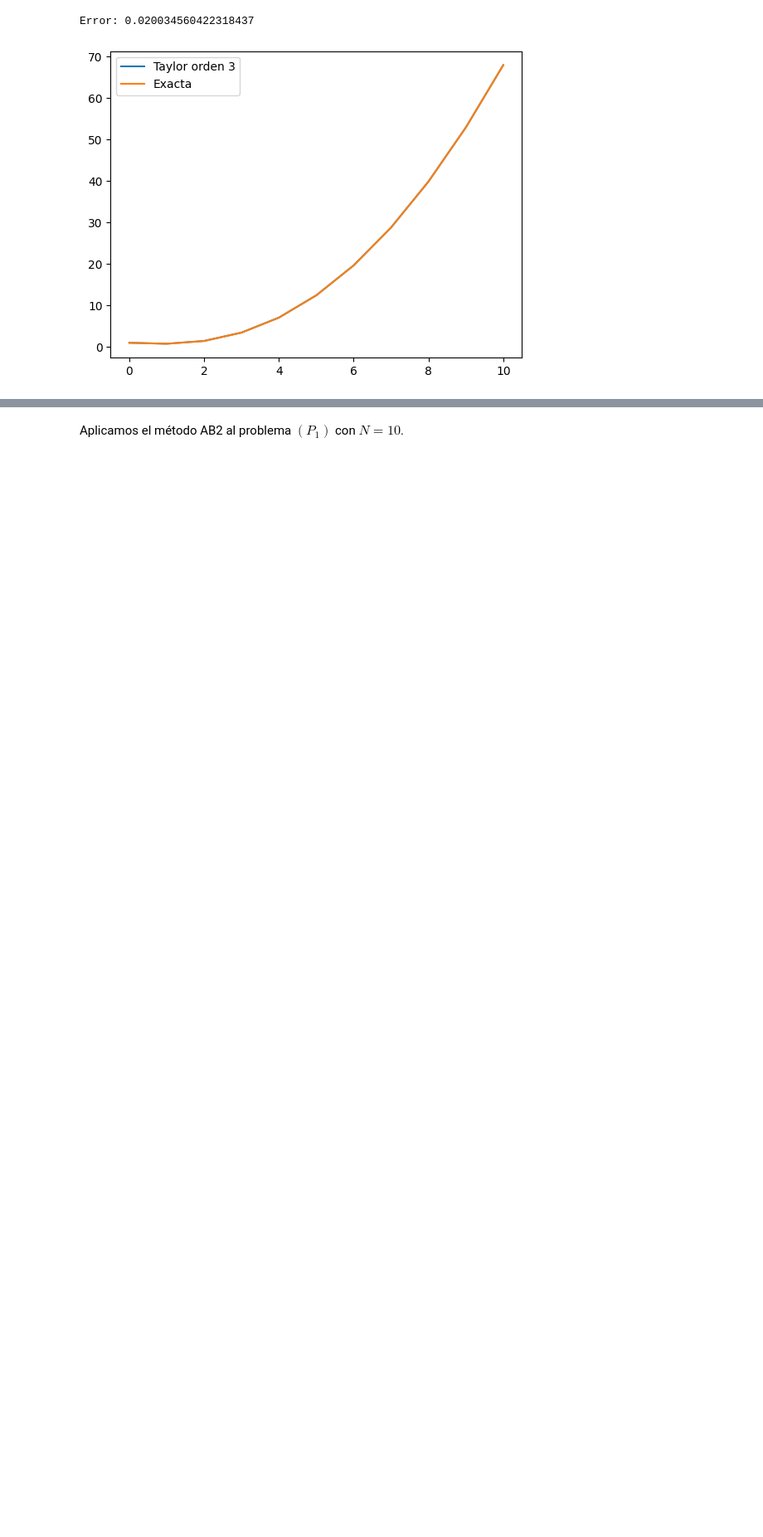
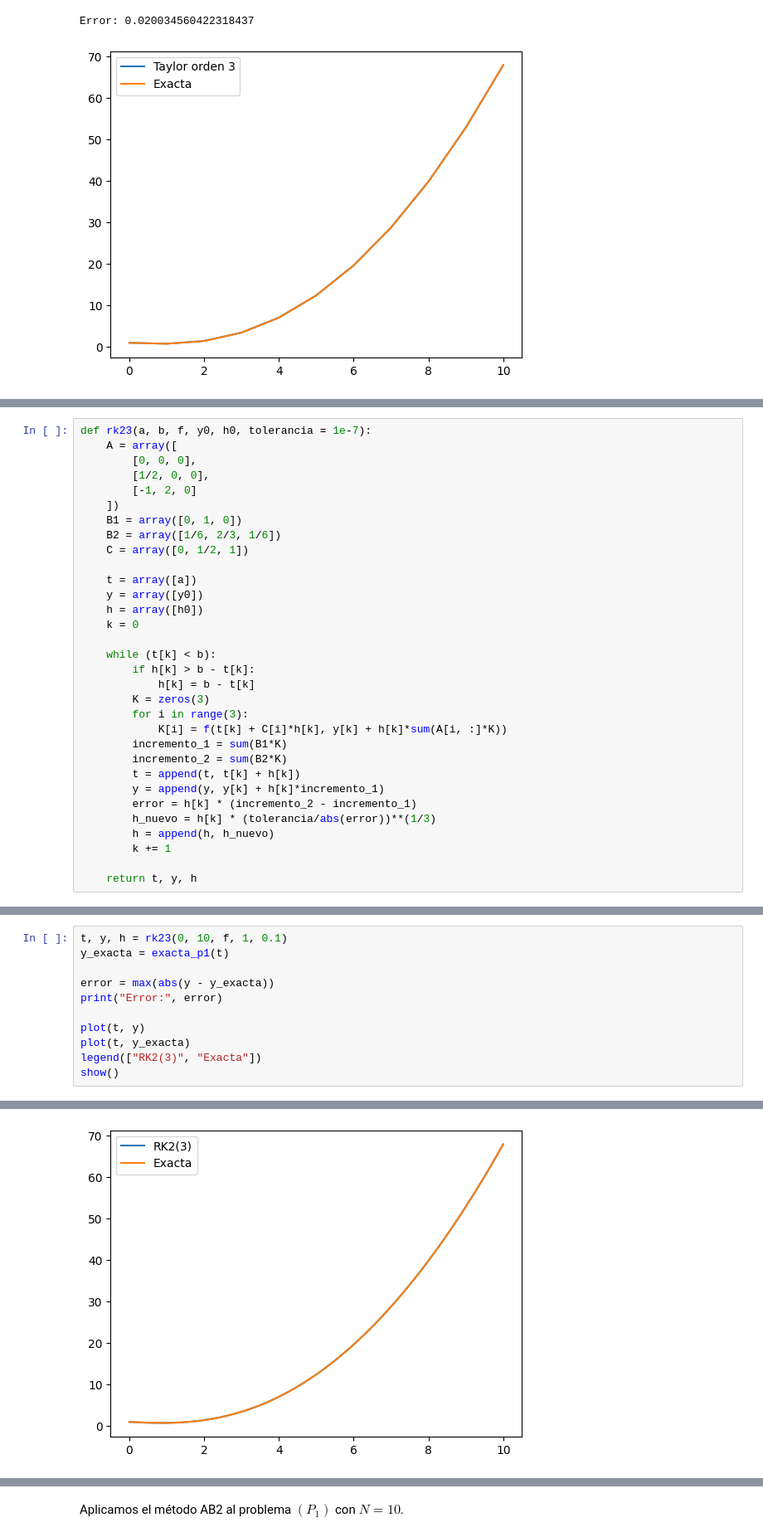
Before and after one commit to DanielSevillano/matematicas-python, a Jupyter notebook: Resolución numérica de problemas de valor inicial.ipynb, the cells around one changed output, grey strips where cells are left out. Shown at 83% size. Cells and saved outputs as stored; diff of their text form; blank space fills up the shorter version.

Commit message:
Nuevos métodos de problemas de valor inicial.

```diff
--- a/Resolución numérica de problemas de valor inicial.ipynb
+++ b/Resolución numérica de problemas de valor inicial.ipynb
@@ -350,0 +405,32 @@ Error: 0.020034560422318437
+# %%
+def rk23(a, b, f, y0, h0, tolerancia = 1e-7):
+    A = array([
+        [0, 0, 0],
+        [1/2, 0, 0],
+        [-1, 2, 0]
+    ])
+    B1 = array([0, 1, 0])
+    B2 = array([1/6, 2/3, 1/6])
+    C = array([0, 1/2, 1])
+
+    t = array([a])
+    y = array([y0])
+    h = array([h0])
+    k = 0
+
+    while (t[k] < b):
+        if h[k] > b - t[k]:
+            h[k] = b - t[k]
+        K = zeros(3)
+        for i in range(3):
+            K[i] = f(t[k] + C[i]*h[k], y[k] + h[k]*sum(A[i, :]*K))
+        incremento_1 = sum(B1*K)
+        incremento_2 = sum(B2*K)
+        t = append(t, t[k] + h[k])
+        y = append(y, y[k] + h[k]*incremento_1)
+        error = h[k] * (incremento_2 - incremento_1)
+        h_nuevo = h[k] * (tolerancia/abs(error))**(1/3)
+        h = append(h, h_nuevo)
+        k += 1
+
+    return t, y, h
@@ -350,0 +439,12 @@ Error: 0.020034560422318437
+# %%
+t, y, h = rk23(0, 10, f, 1, 0.1)
+y_exacta = exacta_p1(t)
+
+error = max(abs(y - y_exacta))
+print("Error:", error)
+
+plot(t, y)
+plot(t, y_exacta)
+legend(["RK2(3)", "Exacta"])
+show()
+# %% [output]
@@ -350,0 +452 @@ Error: 0.020034560422318437
+[figure, added]
```
Also changed, not shown: parts of 9 cells of this notebook, 1 other file.
